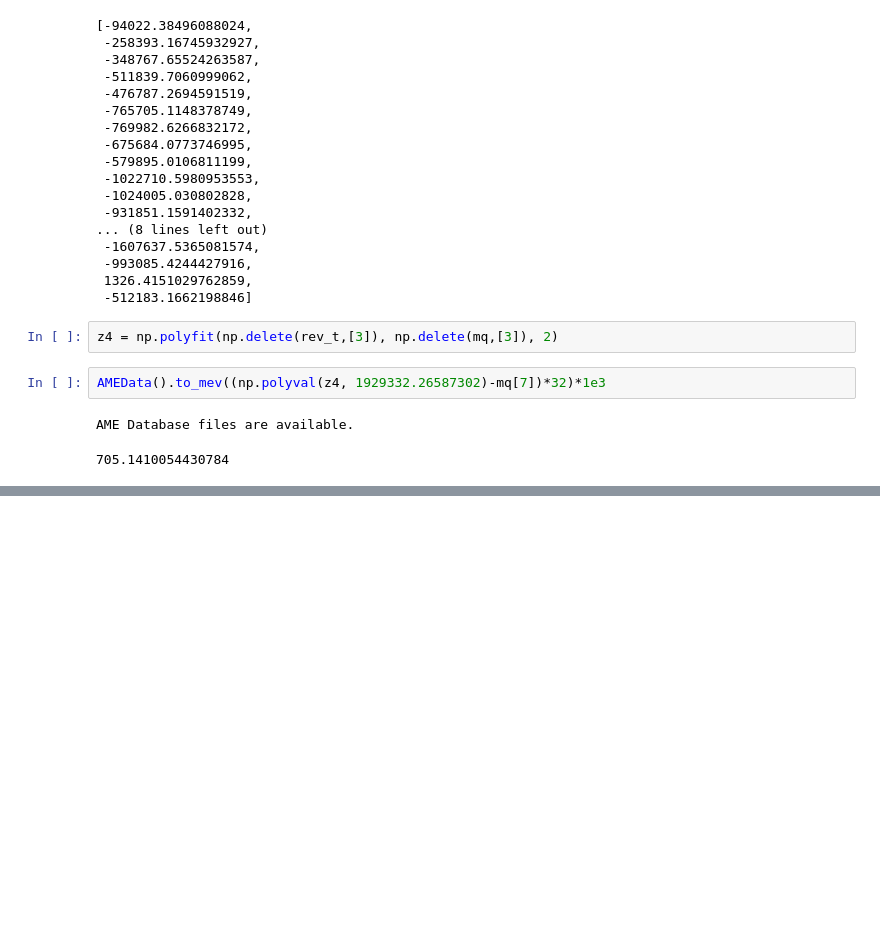
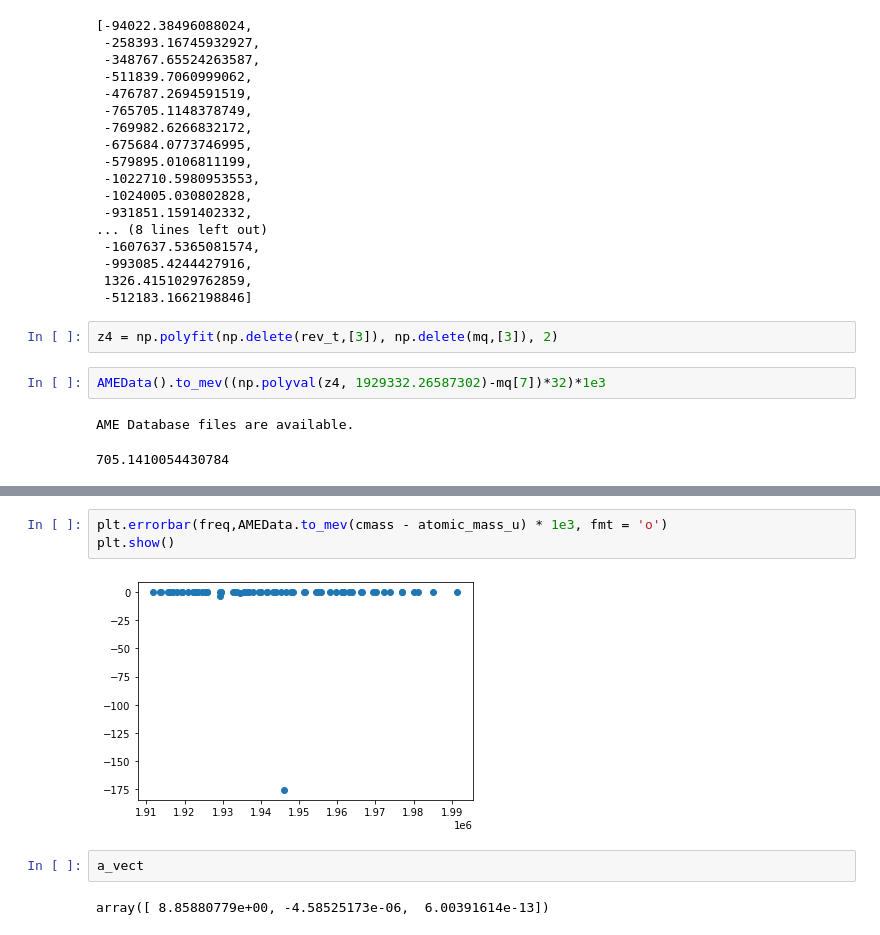
Before and after one commit to DFreireF/rionmass, a Jupyter notebook: RionMass/CMM-David.ipynb, the cells around one changed output, grey strips where cells are left out. Saved outputs shown, nothing was run; the diff lists cells and outputs as text; blank space fills up the shorter version.

```diff
--- a/RionMass/CMM-David.ipynb
+++ b/RionMass/CMM-David.ipynb
@@ -838,0 +1087,9 @@ AME Database files are available.
+# %%
+plt.errorbar(freq,AMEData.to_mev(cmass - atomic_mass_u) * 1e3, fmt = 'o')
+plt.show()
+# %% [output]
+[figure, added]
+# %%
+a_vect
+# %% [output]
+array([ 8.85880779e+00, -4.58525173e-06,  6.00391614e-13])
```
Also changed, not shown: parts of 27 cells of this notebook.
